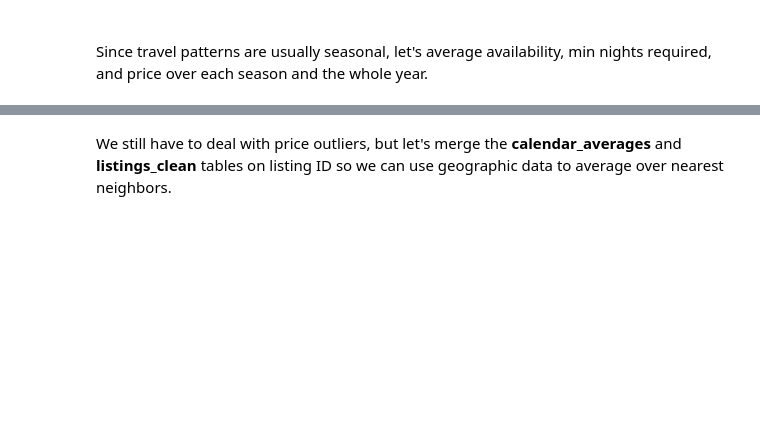
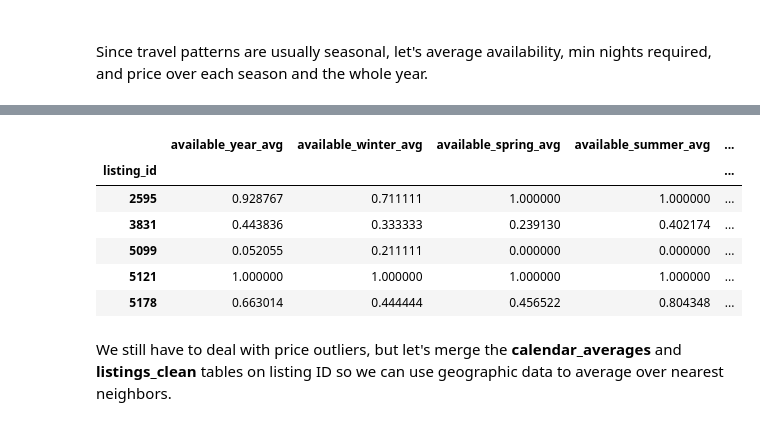
Before and after one commit to bruceplai/ml-capstone, a Jupyter notebook: airbnb.ipynb, the cells around one changed output, grey strips where cells are left out. Drawn from its saved outputs; the diff is of its cells as text; code cells hidden in the pictures; blank space fills up the shorter version.

```diff
--- a/airbnb.ipynb
+++ b/airbnb.ipynb
@@ -675,4 +745,14 @@ memory usage: 6.2 MB
 | max | 1.000000 | 1.000000 | 1.000000 | 1.000000 | ... |
+# %%
+calendar_averages.head()
+# %% [output]
+|  | available_year_avg | available_winter_avg | available_spring_avg | available_summer_avg | ... |
+| listing_id |  |  |  |  | ... |
+| 2595 | 0.928767 | 0.711111 | 1.000000 | 1.000000 | ... |
+| 3831 | 0.443836 | 0.333333 | 0.239130 | 0.402174 | ... |
+| 5099 | 0.052055 | 0.211111 | 0.000000 | 0.000000 | ... |
+| 5121 | 1.000000 | 1.000000 | 1.000000 | 1.000000 | ... |
+| 5178 | 0.663014 | 0.444444 | 0.456522 | 0.804348 | ... |
 # %% [markdown]
 <p>We still have to deal with price outliers, but let's merge the <b>calendar_averages</b> and <b>listings_clean</b> tables on listing ID so we can use geographic data to average over nearest neighbors.</p>
 # %%
```
Also changed, not shown: parts of 31 cells of this notebook.
